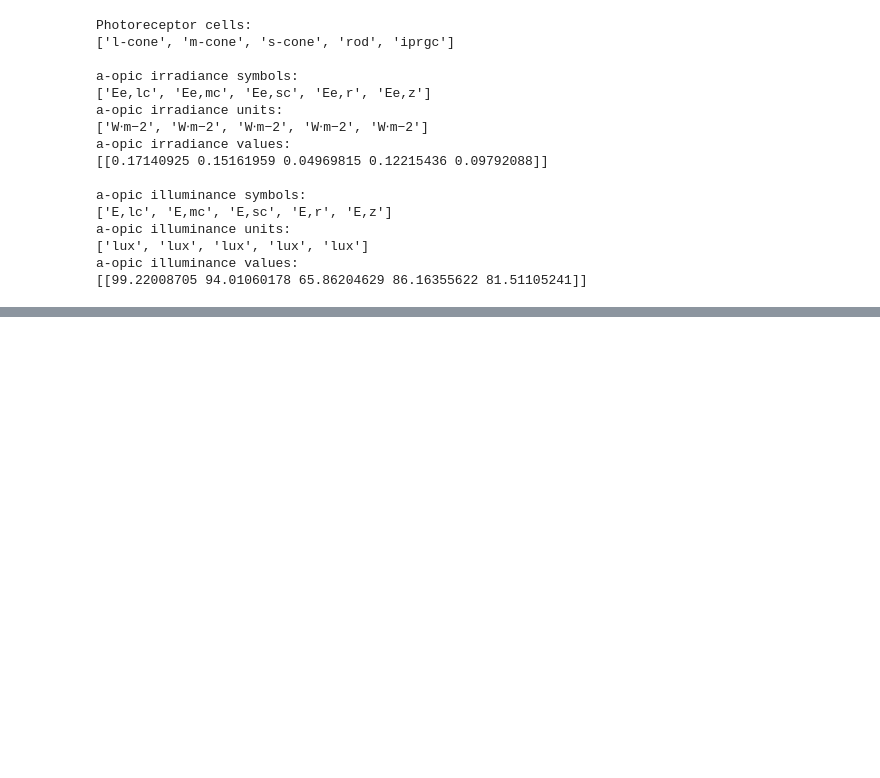
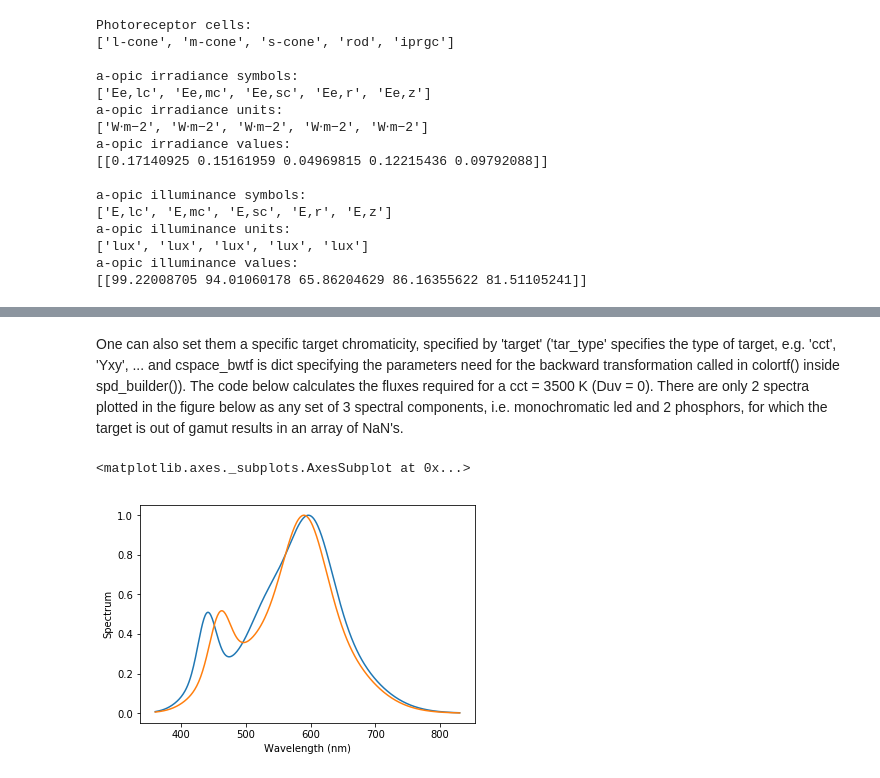
Before and after one commit to ksmet1977/luxpy, a Jupyter notebook: luxpy_basic_usage.ipynb, the cells around one changed output, grey strips where cells are left out. Drawn from its saved outputs; the diff is of its cells as text; code cells hidden in the pictures; blank space fills up the shorter version.

```diff
--- a/luxpy_basic_usage.ipynb
+++ b/luxpy_basic_usage.ipynb
@@ -513,0 +573,21 @@ a-opic illuminance values:
+# %% [markdown]
+One can also set them a specific target chromaticity, specified by 'target' ('tar_type' specifies the type of target, e.g. 'cct', 'Yxy', ... and cspace_bwtf is dict specifying the parameters need for the backward transformation called in colortf() inside spd_builder()). The code below calculates the fluxes required for a cct = 3500 K (Duv = 0). There are only 2 spectra plotted in the figure below as any set of 3 spectral components, i.e. monochromatic led and 2 phosphors, for which the target is out of gamut results in an array of NaN's.
+# %%
+cieobs = '1931_2'
+cspace_bwtf = {'cieobs' : cieobs, 'mode' : 'search'}
+S = spb.spd_builder(peakwl = peakwl, fwhm = fwhm,\
+                    strength_ph = strength_ph, \
+                    strength_ph1 = strength_ph1,\
+                    peakwl_ph1 = peakwl_ph1,\
+                    fwhm_ph1 = fwhm_ph1,\
+                    strength_ph2 = strength_ph2,\
+                    peakwl_ph2 = peakwl_ph2,\
+                    fwhm_ph2 = fwhm_ph2,\
+                    target = 3500, tar_type = 'cct',\
+                    cspace_bwtf = cspace_bwtf)
+
+# Plot component spds:
+lx.SPD(S).plot()
+# %% [output]
+<matplotlib.axes._subplots.AxesSubplot at 0x...>
+[figure, added]
```
Also changed, not shown: parts of 13 cells of this notebook, 9 other files.
